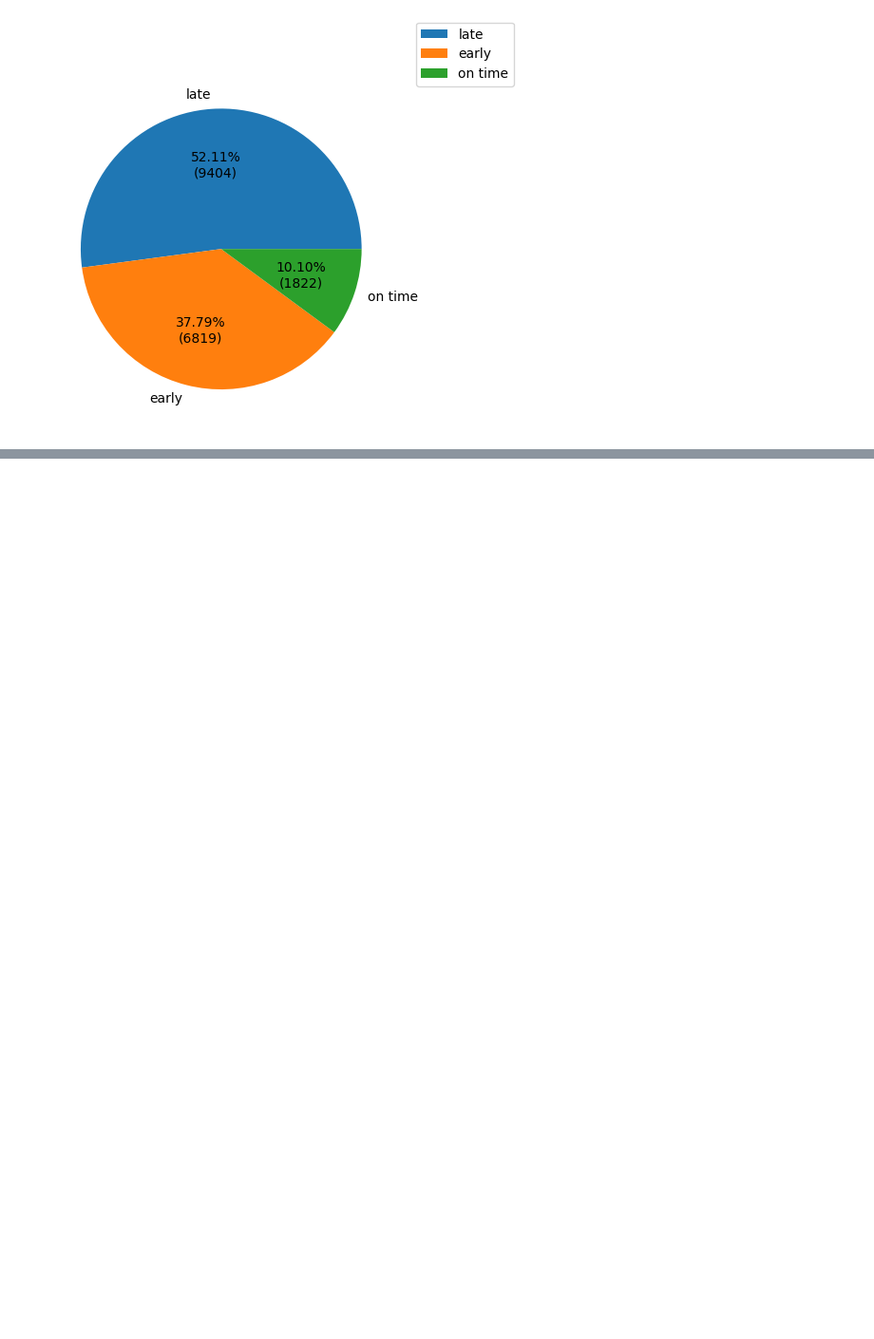
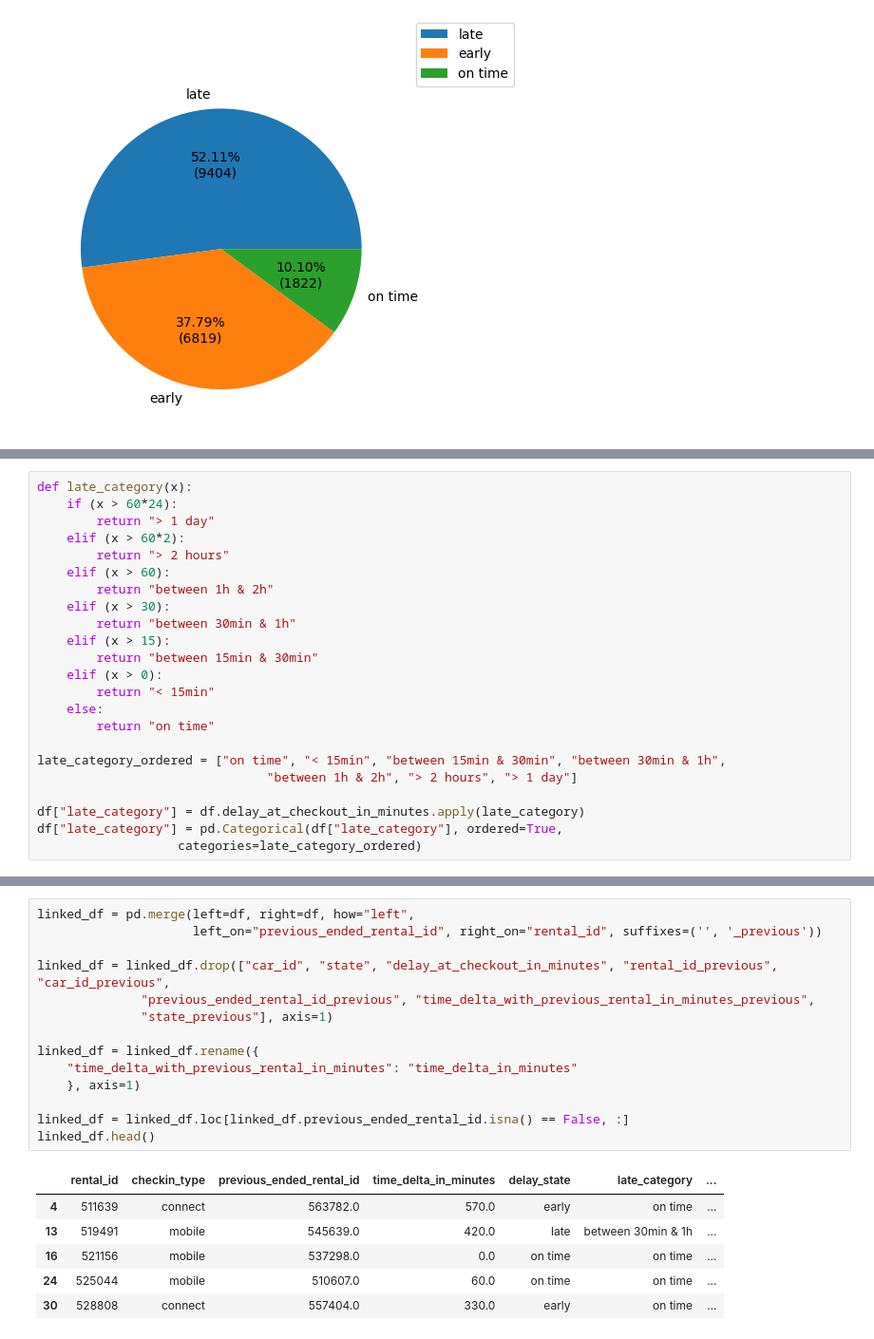
Before and after one commit to TheoGuil/jedha_projects, a Jupyter notebook: Deployment/study.ipynb, the cells around one changed output, grey strips where cells are left out. Shown at 95% size. Saved outputs shown, nothing was run; the diff lists cells and outputs as text; blank space fills up the shorter version.

```diff
--- a/Deployment/study.ipynb
+++ b/Deployment/study.ipynb
@@ -82,3 +83,26 @@ px.histogram(
 )
 # %% [output]
 [interactive output not drawn]
+# %%
+def late_category(x):
+    if (x > 60*24):
+        return "> 1 day"
+    elif (x > 60*2):
+        return "> 2 hours"
+    elif (x > 60):
+        return "between 1h & 2h"
+    elif (x > 30):
+        return "between 30min & 1h"
+    elif (x > 15):
+        return "between 15min & 30min"
+    elif (x > 0):
+        return "< 15min"
+    else:
+        return "on time"
+
+late_category_ordered = ["on time", "< 15min", "between 15min & 30min", "between 30min & 1h",
+                               "between 1h & 2h", "> 2 hours", "> 1 day"]
+
+df["late_category"] = df.delay_at_checkout_in_minutes.apply(late_category)
+df["late_category"] = pd.Categorical(df["late_category"], ordered=True,
+                   categories=late_category_ordered)
@@ -84,0 +127,21 @@ px.histogram(
+# %%
+linked_df = pd.merge(left=df, right=df, how="left",
+                     left_on="previous_ended_rental_id", right_on="rental_id", suffixes=('', '_previous'))
+
+linked_df = linked_df.drop(["car_id", "state", "delay_at_checkout_in_minutes", "rental_id_previous", "car_id_previous",
+              "previous_ended_rental_id_previous", "time_delta_with_previous_rental_in_minutes_previous",
+              "state_previous"], axis=1)
+
+linked_df = linked_df.rename({
+    "time_delta_with_previous_rental_in_minutes": "time_delta_in_minutes"
+    }, axis=1)
+
+linked_df = linked_df.loc[linked_df.previous_ended_rental_id.isna() == False, :]
+linked_df.head()
+# %% [output]
+|  | rental_id | checkin_type | previous_ended_rental_id | time_delta_in_minutes | delay_state | late_category | ... |
+| 4 | 511639 | connect | 563782.0 | 570.0 | early | on time | ... |
+| 13 | 519491 | mobile | 545639.0 | 420.0 | late | between 30min & 1h | ... |
+| 16 | 521156 | mobile | 537298.0 | 0.0 | on time | on time | ... |
+| 24 | 525044 | mobile | 510607.0 | 60.0 | on time | on time | ... |
+| 30 | 528808 | connect | 557404.0 | 330.0 | early | on time | ... |
```
Also changed, not shown: parts of 12 cells of this notebook.
